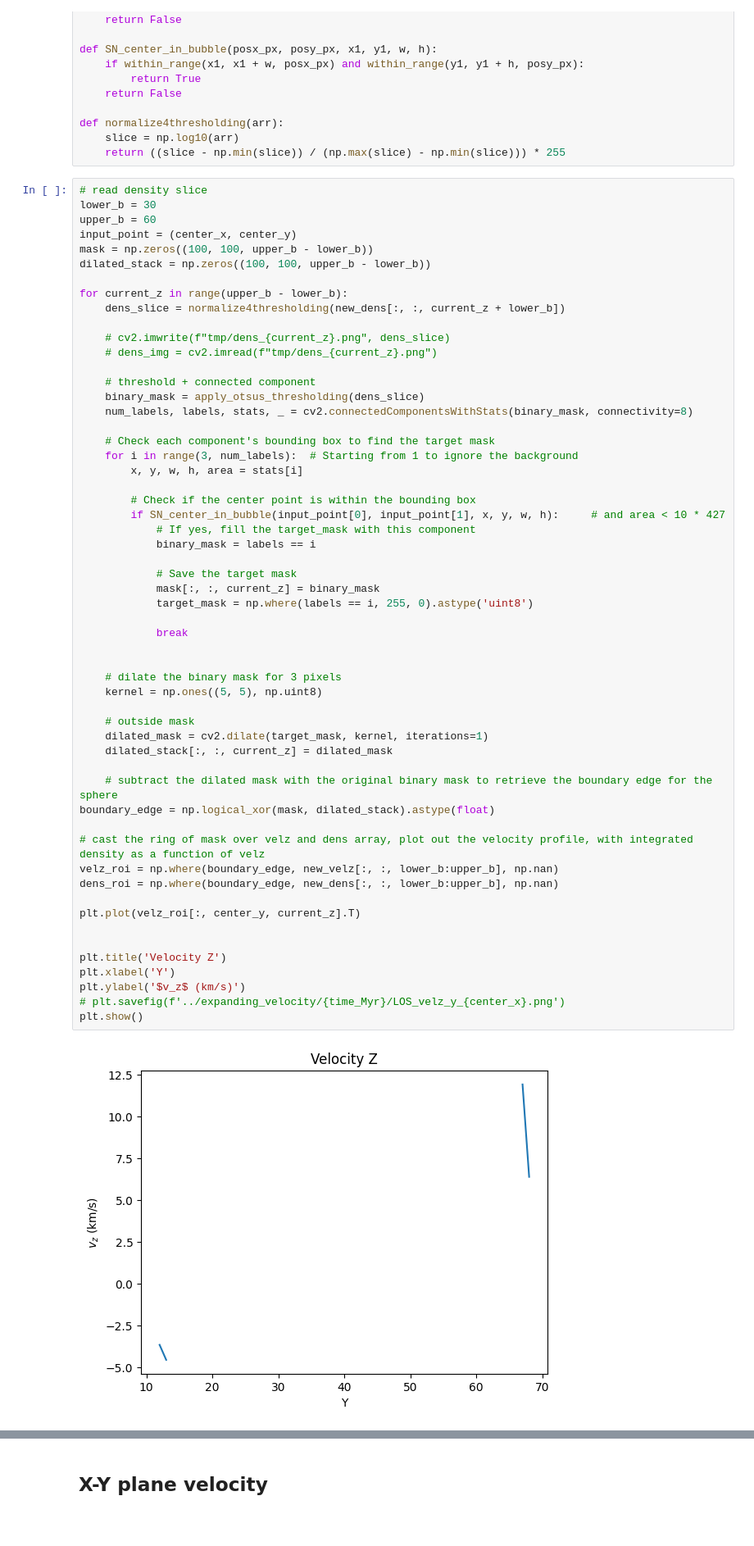
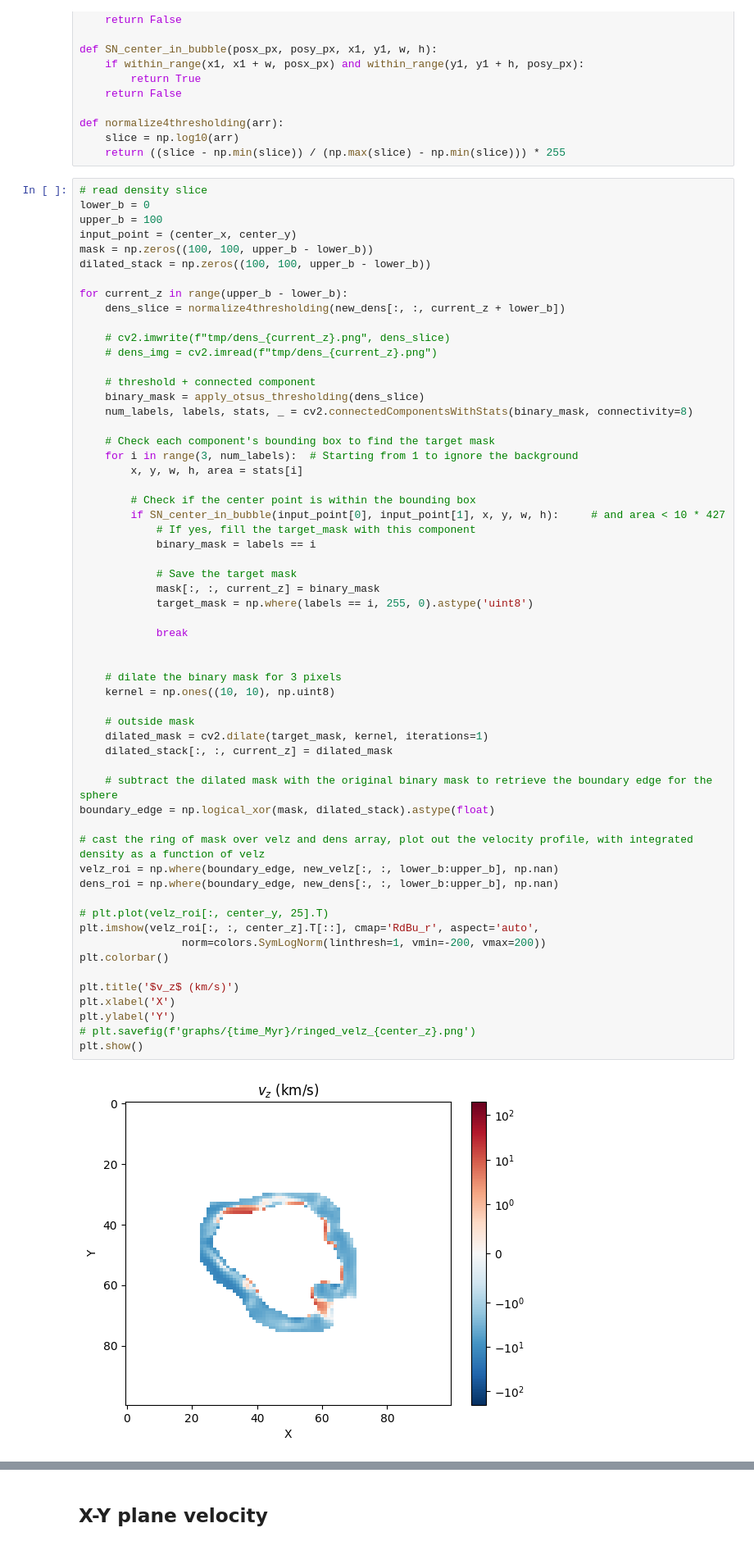
Before and after one commit to Joycelyn-Chen/AstroSegTrack, a Jupyter notebook: analysis/SB230/shockwave_vel.ipynb, the cells around one changed output, grey strips where cells are left out. Shown: that part at 82% size. Cells and saved outputs as stored; diff of their text form; blank space fills up the shorter version.

Commit message:
modify the bug in shockwave_vel.ipynb to capture ringed area for the dens-v_z scatter plot

```diff
--- a/analysis/SB230/shockwave_vel.ipynb
+++ b/analysis/SB230/shockwave_vel.ipynb
@@ -162,8 +162,8 @@ def normalize4thresholding(arr):
     return ((slice - np.min(slice)) / (np.max(slice) - np.min(slice))) * 255
 # %%
 # read density slice
-lower_b = 30
-upper_b = 60
+lower_b = 0
+upper_b = 100
 input_point = (center_x, center_y)
 mask = np.zeros((100, 100, upper_b - lower_b))
 dilated_stack = np.zeros((100, 100, upper_b - lower_b))
@@ -183,39 +183,41 @@ for current_z in range(upper_b - lower_b):
         x, y, w, h, area = stats[i]
 
         # Check if the center point is within the bounding box
         if SN_center_in_bubble(input_point[0], input_point[1], x, y, w, h):     # and area < 10 * 427
             # If yes, fill the target_mask with this component
             binary_mask = labels == i
 
             # Save the target mask
             mask[:, :, current_z] = binary_mask
             target_mask = np.where(labels == i, 255, 0).astype('uint8')
 
             break
 
 
     # dilate the binary mask for 3 pixels
-    kernel = np.ones((5, 5), np.uint8)
+    kernel = np.ones((10, 10), np.uint8)
 
     # outside mask
     dilated_mask = cv2.dilate(target_mask, kernel, iterations=1)
     dilated_stack[:, :, current_z] = dilated_mask
 
     # subtract the dilated mask with the original binary mask to retrieve the boundary edge for the sphere
 boundary_edge = np.logical_xor(mask, dilated_stack).astype(float)
 
 # cast the ring of mask over velz and dens array, plot out the velocity profile, with integrated density as a function of velz
 velz_roi = np.where(boundary_edge, new_velz[:, :, lower_b:upper_b], np.nan)
 dens_roi = np.where(boundary_edge, new_dens[:, :, lower_b:upper_b], np.nan)
 
-plt.plot(velz_roi[:, center_y, current_z].T)
+# plt.plot(velz_roi[:, center_y, 25].T)
+plt.imshow(velz_roi[:, :, center_z].T[::], cmap='RdBu_r', aspect='auto',
+                norm=colors.SymLogNorm(linthresh=1, vmin=-200, vmax=200))
+plt.colorbar()
 
-
-plt.title('Velocity Z')
-plt.xlabel('Y')
-plt.ylabel('$v_z$ (km/s)')
-# plt.savefig(f'../expanding_velocity/{time_Myr}/LOS_velz_y_{center_x}.png')
+plt.title('$v_z$ (km/s)')
+plt.xlabel('X')
+plt.ylabel('Y')
+# plt.savefig(f'graphs/{time_Myr}/ringed_velz_{center_z}.png')
 plt.show()
 # %% [output]
-[figure, old version]
+[figure, new version]
 # %%
```
Also changed, not shown: parts of 9 cells of this notebook.
